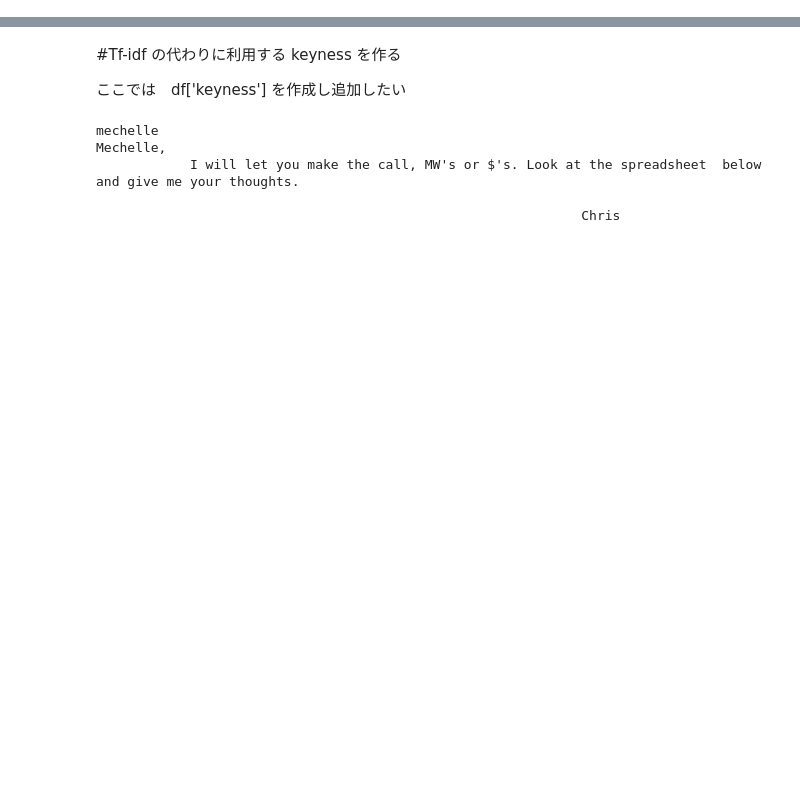
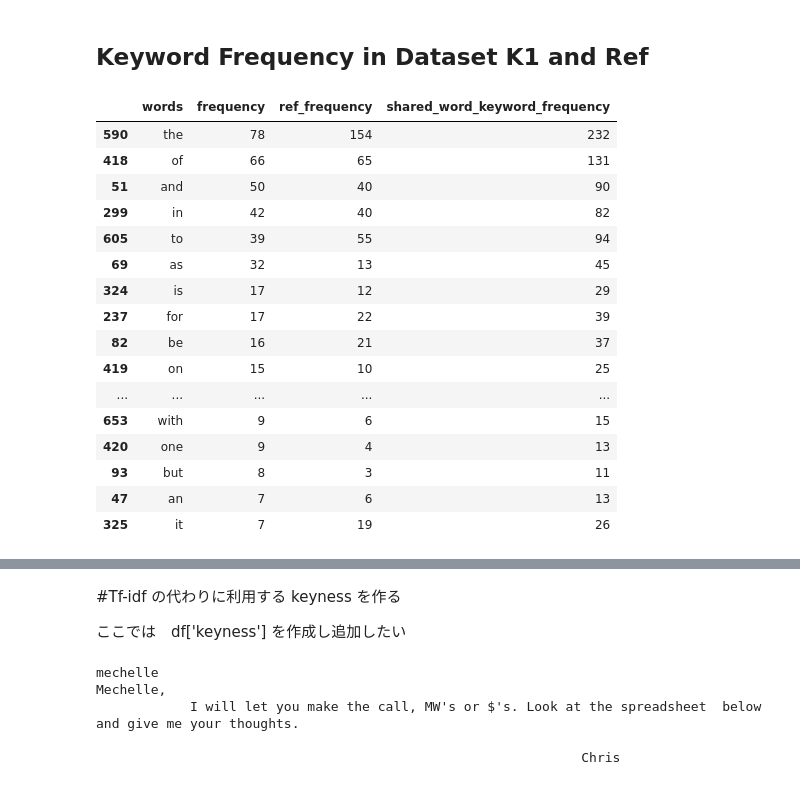
Before and after one commit to mattya144/ExpertSystemWithPython, a Jupyter notebook: create_reference_vectors.ipynb, the cells around one changed output, grey strips where cells are left out. Drawn from its saved outputs; the diff is of its cells as text; code cells hidden in the pictures; blank space fills up the shorter version.

```diff
--- a/create_reference_vectors.ipynb
+++ b/create_reference_vectors.ipynb
@@ -126,0 +234,5 @@ df['ntf'] = normalized_tf_list
+# %%
+wf_list_K1 = dispAndMakeWordFreq(df,words, author = 1)
+
+wf_list_K1 = wf_list_K1.sort_values('frequency', ascending=False)
+wf_list_K1.head(20)
@@ -126,0 +344,24 @@ df['ntf'] = normalized_tf_list
+# %% [markdown]
+## Keyword Frequency in Dataset K1 and Ref
+# %%
+#KF = Shared Keyword Frequency
+KF_QandRef = dispAndMakeSharedKeywordFreq(wf_list_K1,wf_list_ref)
+KF_QandRef.sort_values('frequency', ascending=False).head(20)
+# %% [output]
+|  | words | frequency | ref_frequency | shared_word_keyword_frequency |
+| 590 | the | 78 | 154 | 232 |
+| 418 | of | 66 | 65 | 131 |
+| 51 | and | 50 | 40 | 90 |
+| 299 | in | 42 | 40 | 82 |
+| 605 | to | 39 | 55 | 94 |
+| 69 | as | 32 | 13 | 45 |
+| 324 | is | 17 | 12 | 29 |
+| 237 | for | 17 | 22 | 39 |
+| 82 | be | 16 | 21 | 37 |
+| 419 | on | 15 | 10 | 25 |
+| ... | ... | ... | ... | ... |
+| 653 | with | 9 | 6 | 15 |
+| 420 | one | 9 | 4 | 13 |
+| 93 | but | 8 | 3 | 11 |
+| 47 | an | 7 | 6 | 13 |
+| 325 | it | 7 | 19 | 26 |
```
Also changed, not shown: parts of 87 cells of this notebook, 2 other files.
